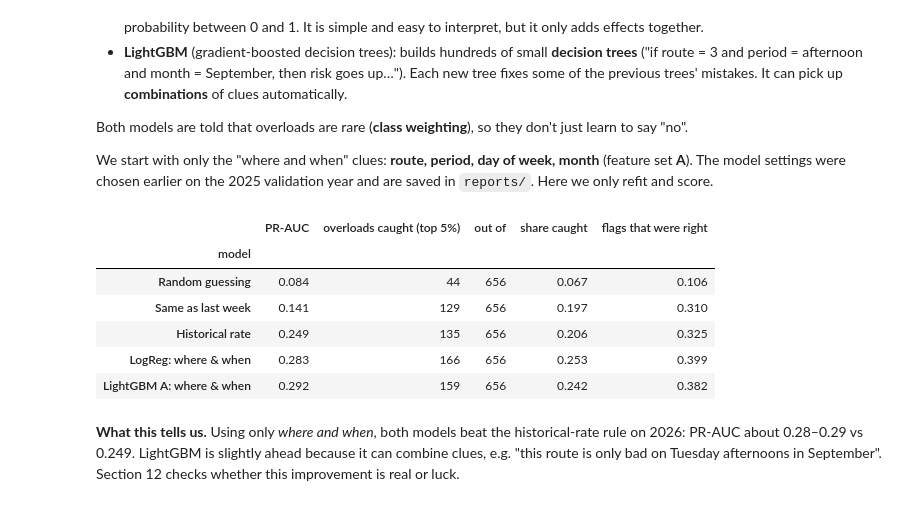
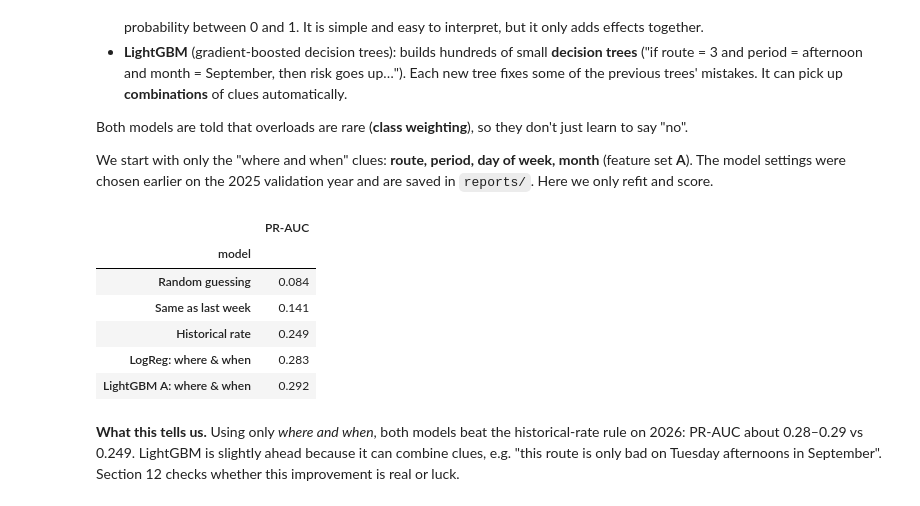
Before and after one commit to JawadurRahman/halifax-bus-overloads, a Jupyter notebook: notebooks/04_final_walkthrough.ipynb, the cells around one changed output. Cells and saved outputs as stored; diff of their text form; code cells hidden in the pictures.

```diff
--- a/notebooks/04_final_walkthrough.ipynb
+++ b/notebooks/04_final_walkthrough.ipynb
@@ -339,12 +341,18 @@ Because overloads are rare, plain **accuracy** is misleading (see section 5). In
 # %%
+CUTOFF = {}   # each model's yes/no cut-off, chosen on 2025
+
+
 def evaluate(d, score, name):
-    """PR-AUC + what a 'flag the riskiest 5%' policy would catch (ties broken at random, fixed seed)."""
+    """PR-AUC, plus yes/no answers at a cut-off chosen on 2025 (best F1 = best balance of precision and recall)."""
     y, s = d.y.to_numpy(), np.asarray(score, dtype=float)
-    order = np.lexsort((np.random.default_rng(0).random(len(s)), -s))
-    top = order[: int(np.ceil(0.05 * len(s)))]
-    return {"model": name, "PR-AUC": round(average_precision_score(y, s), 3),
-            "overloads caught (top 5%)": int(y[top].sum()), "out of": int(y.sum()),
-            "share caught": round(y[top].sum() / y.sum(), 3), "flags that were right": round(y[top].mean(), 3)}
+    if d is val or name not in CUTOFF:        # validation (2025) is always scored first: that's where the cut-off is set
+        p, r, t = precision_recall_curve(y, s)
+        f1 = 2 * p * r / np.maximum(p + r, 1e-12)
+        CUTOFF[name] = float(t[np.argmax(f1[:-1])])
+    yes = s >= CUTOFF[name]
+    return {"model": name, "PR-AUC": round(average_precision_score(y, s), 3), "cut-off": round(CUTOFF[name], 2),
+            "overloads caught": int(y[yes].sum()), "out of": int(y.sum()), "share caught": round(y[yes].sum() / y.sum(), 3),
+            "yes answers": int(yes.sum()), "yes answers right": round(float(y[yes].mean()), 3) if yes.any() else 0.0}
 print("evaluate() ready")
 # %% [output]
 evaluate() ready
@@ -407,41 +415,41 @@ def fit_lightgbm(features, s):
                            subsample=0.8, subsample_freq=1, colsample_bytree=0.8, reg_lambda=1.0,
                            scale_pos_weight=(y == 0).sum() / (y == 1).sum(), random_state=0, verbose=-1, n_jobs=4)
     return m.fit(train[features], y)
 
 def fit_logreg(features, s):
     cat = [c for c in TIME if c in features] + (["route_period"] if s["interact"] else [])
     counts = [c for c in features if c in RIDERSHIP and "ratio" not in c]
     ratios = [c for c in features if "ratio" in c]
     other = [c for c in features if c not in TIME and c not in RIDERSHIP]
     num = lambda f=None: Pipeline([("fill", SimpleImputer(strategy="median"))] +
                                   ([("log", FunctionTransformer(f, feature_names_out="one-to-one"))] if f else []) +
                                   [("scale", StandardScaler())])
     prep = ColumnTransformer([("cat", OneHotEncoder(handle_unknown="ignore"), cat)] +
                              ([("counts", num(np.log1p), counts)] if counts else []) +
                              ([("ratios", num(np.log), ratios)] if ratios else []) +
                              ([("other", num(), other)] if other else []))
     m = Pipeline([("prep", prep), ("clf", LogisticRegression(C=s["C"], class_weight="balanced", max_iter=5000))])
     return m.fit(train[features + (["route_period"] if s["interact"] else [])], train.y), features + (["route_period"] if s["interact"] else [])
 
 def run_lightgbm(label, features, key):
     m = fit_lightgbm(features, settings[key])
     for split, d in [("validation", val), ("test", test)]:
         s = m.predict_proba(d[features])[:, 1]; scores[split][label] = s; results[split].append(evaluate(d, s, label))
     return m
 
 lr, lr_cols = fit_logreg(TIME, settings["LogReg A_time"])
 for split, d in [("validation", val), ("test", test)]:
     s = lr.predict_proba(d[lr_cols])[:, 1]; scores[split]["LogReg: where & when"] = s; results[split].append(evaluate(d, s, "LogReg: where & when"))
 model_A = run_lightgbm("LightGBM A: where & when", TIME, "LightGBM A_time")
-pd.DataFrame(results["test"]).set_index("model")
+pd.DataFrame(results["test"]).set_index("model")[["PR-AUC"]]
 # %% [output]
-|  | PR-AUC | overloads caught (top 5%) | out of | share caught | flags that were right |
-| model |  |  |  |  |  |
-| Random guessing | 0.084 | 44 | 656 | 0.067 | 0.106 |
-| Same as last week | 0.141 | 129 | 656 | 0.197 | 0.310 |
-| Historical rate | 0.249 | 135 | 656 | 0.206 | 0.325 |
-| LogReg: where & when | 0.283 | 166 | 656 | 0.253 | 0.399 |
-| LightGBM A: where & when | 0.292 | 159 | 656 | 0.242 | 0.382 |
+|  | PR-AUC |
+| model |  |
+| Random guessing | 0.084 |
+| Same as last week | 0.141 |
+| Historical rate | 0.249 |
+| LogReg: where & when | 0.283 |
+| LightGBM A: where & when | 0.292 |
 # %% [markdown]
 **What this tells us.** Using only *where and when*, both models beat the historical-rate rule on 2026: PR-AUC about 0.28–0.29 vs 0.249. LightGBM is slightly ahead because it can combine clues, e.g. "this route is only bad on Tuesday afternoons in September". Section 12 checks whether this improvement is real or luck.
 # %% [markdown]
```
Also changed, not shown: parts of 13 cells of this notebook, 1 other file.
